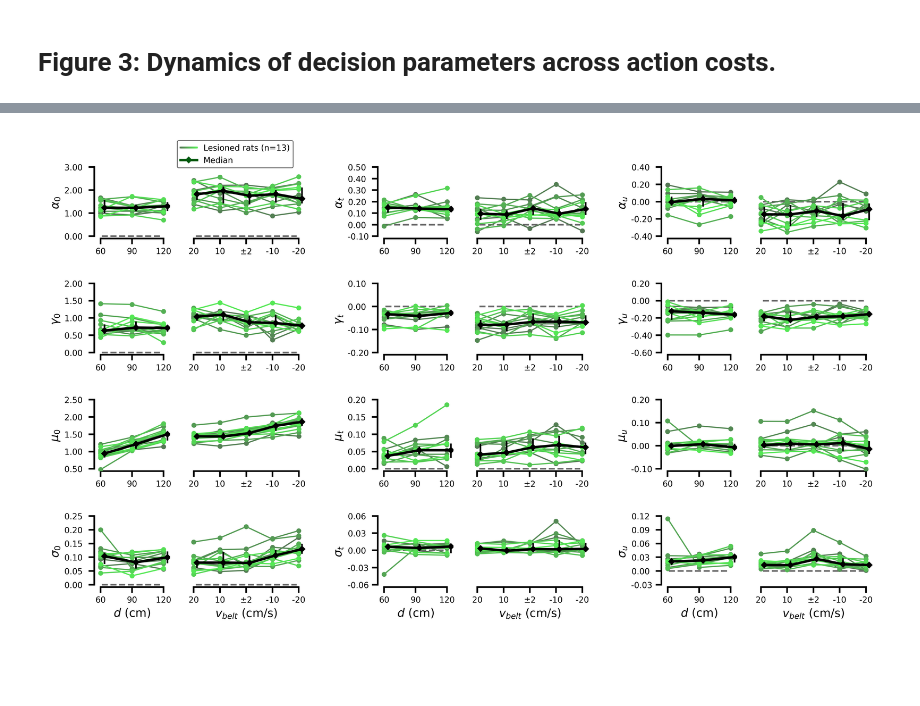
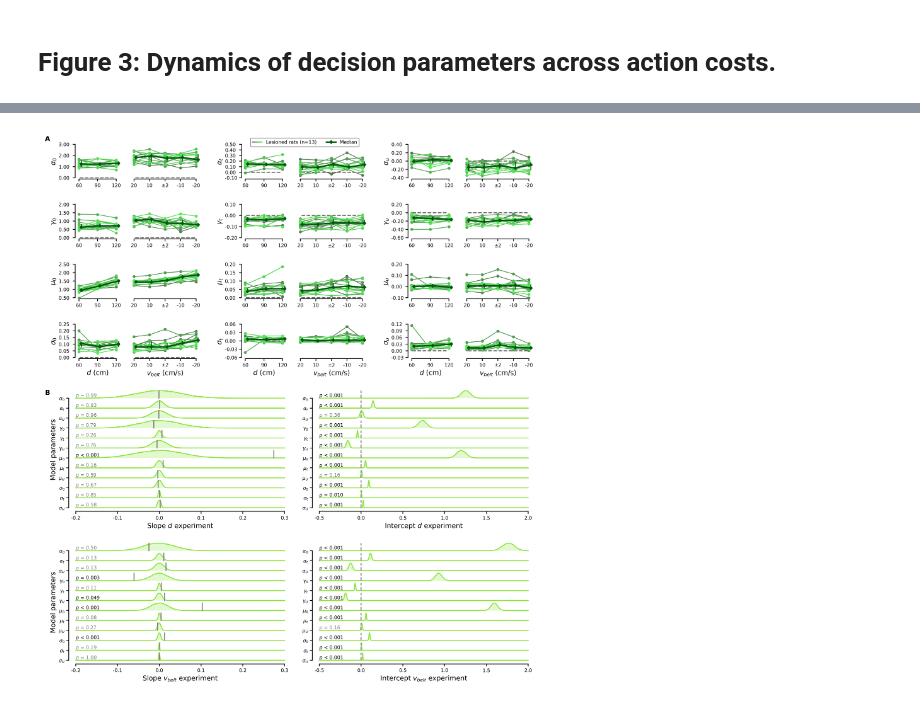
Before and after one commit to HeathenToaster/RunningFastAndSlow, a Jupyter notebook: Figure_S1213.ipynb, the cells around one changed output, grey strips where cells are left out. Cells and saved outputs as stored; diff of their text form; code cells hidden in the pictures; blank space fills up the shorter version.

```diff
--- a/Figure_S1213.ipynb
+++ b/Figure_S1213.ipynb
@@ -514,7 +83,7 @@ KeyError: '60'
 # %%
 
 def plot_model_parameter(param_name, dist_or_tm='dist', show_ex=False, ax=None, show_xlabel=False, show_ylabel=False, hide_y=False,
-                         lesioned_animals=False):
+                         lesioned_animals=False, median_color='k'):
 
     if not lesioned_animals:
         animalList = ['RatF00', 'RatF01', 'RatF02', 'RatM00', 'RatM01', 'RatM02',
@@ -570,7 +139,8 @@ def plot_model_parameter(param_name, dist_or_tm='dist', show_ex=False, ax=None,
         ax.tick_params(left=False, labelleft=False)
 
     space_axes(ax, x_ratio_left=.1, x_ratio_right=.1)
-    plotmedian(params['fit'], ax=ax, dist_or_tm=dist_or_tm, animalList=animalList, err='percentile')
+    plotmedian(params['fit'], ax=ax, dist_or_tm=dist_or_tm, animalList=animalList, err='percentile', color=median_color)
+
 
 
 fig, axs = plt.subplots(4, 6, figsize=(cm2inch(18), cm2inch(9)))
@@ -582,10 +152,10 @@ for i, ax in enumerate(axs.ravel()):
     else:
         dist_or_tm = 'tm'
 
-    show_xlabel = True if i >= 18 else False
+    show_xlabel = False
     show_ylabel = True if i % 2 == 0 else False
     show_ex = True if i % 2 == 0 else False
     plot_model_parameter(param_names[i], dist_or_tm=dist_or_tm, show_ex=show_ex, ax=ax,
-                         show_xlabel=show_xlabel, show_ylabel=show_ylabel
-                         )
+                         show_xlabel=show_xlabel, show_ylabel=show_ylabel, lesioned_animals=True,
+                         median_color='xkcd:deep green')
 # %% [output]
@@ -602,7 +215,7 @@ def dummy_legend(ax=None):
 
     median_lesion = ax.plot([-100, -101], [-100, -101], color='xkcd:deep green', marker='D', markersize=2, linestyle='-', lw=1.5, label=f'Median lesioned rats', zorder=5)
 
-    add_colored_lesion(ax=ax, loc='center', bbox=(.5, .5),
+    add_colored_lesion(ax=ax, loc='center', bbox=(.5, .5), ncol=2,
                        handles=[median_lesion], labels=['Median'],
                        text=f'Lesioned rats (n={len(animalList)})')
     ax.axis('off')
@@ -616,13 +229,12 @@ dummy_legend(ax=axs)
 # %%
 
-fig = plt.figure(figsize=(cm2inch(18), cm2inch(10)),
+fig = plt.figure(figsize=(cm2inch(18), cm2inch(20)),
                 #  constrained_layout=True,
                  facecolor='w', dpi=600)
 
 pad = 0.0001
-width_ratios = [1, 1, 1, pad, 1, 1, 1, pad, 1, 1, 1]
 width_ratios = [3, 5, pad, 3, 5, pad, 3, 5]
-gs0 = fig.add_gridspec(4, 1, height_ratios=[1, 1, 1, 1])
+gs0 = fig.add_gridspec(6, 1, height_ratios=[1, 1, 1, 1, .1, 5])
 
 row1 = gs0[0].subgridspec(1, 8, width_ratios=width_ratios)
 fit_alpha_0_distance = plt.subplot(row1[0])
@@ -648,58 +260,71 @@ fit_gamma_u_vbelt = plt.subplot(row2[7])
 row3 = gs0[2].subgridspec(1, 8, width_ratios=width_ratios)
 fit_mu_0_distance = plt.subplot(row3[0])
 fit_mu_0_vbelt = plt.subplot(row3[1])
 
 fit_mu_t_distance = plt.subplot(row3[3])
 fit_mu_t_vbelt = plt.subplot(row3[4])
 
 fit_mu_u_distance = plt.subplot(row3[6])
 fit_mu_u_vbelt = plt.subplot(row3[7])
 
 row4 = gs0[3].subgridspec(1, 8, width_ratios=width_ratios)
 fit_sigma_0_distance = plt.subplot(row4[0])
 fit_sigma_0_vbelt = plt.subplot(row4[1])
 
 fit_sigma_t_distance = plt.subplot(row4[3])
 fit_sigma_t_vbelt = plt.subplot(row4[4])
 
 fit_sigma_u_distance = plt.subplot(row4[6])
 fit_sigma_u_vbelt = plt.subplot(row4[7])
 
-plot_model_parameter('alpha_0', dist_or_tm='dist', show_ex=True, ax=fit_alpha_0_distance, show_ylabel=True)
-plot_model_parameter('alpha_t', dist_or_tm='dist', show_ex=True, ax=fit_alpha_t_distance, show_ylabel=True)
-plot_model_parameter('alpha_u', dist_or_tm='dist', show_ex=True, ax=fit_alpha_u_distance, show_ylabel=True)
-plot_model_parameter('gamma_0', dist_or_tm='dist', show_ex=True, ax=fit_gamma_0_distance, show_ylabel=True)
-plot_model_parameter('gamma_t', dist_or_tm='dist', show_ex=True, ax=fit_gamma_t_distance, show_ylabel=True)
-plot_model_parameter('gamma_u', dist_or_tm='dist', show_ex=True, ax=fit_gamma_u_distance, show_ylabel=True)
-plot_model_parameter('mu_0', dist_or_tm='dist', show_ex=True, ax=fit_mu_0_distance, show_ylabel=True)
-plot_model_parameter('mu_t', dist_or_tm='dist', show_ex=True, ax=fit_mu_t_distance, show_ylabel=True)
-plot_model_parameter('mu_u', dist_or_tm='dist', show_ex=True, ax=fit_mu_u_distance, show_ylabel=True)
-plot_model_parameter('sigma_0', dist_or_tm='dist', show_ex=True, ax=fit_sigma_0_distance, show_xlabel=True, show_ylabel=True)
-plot_model_parameter('sigma_t', dist_or_tm='dist', show_ex=True, ax=fit_sigma_t_distance, show_xlabel=True, show_ylabel=True)
-plot_model_parameter('sigma_u', dist_or_tm='dist', show_ex=True, ax=fit_sigma_u_distance, show_xlabel=True, show_ylabel=True)
+row5 = gs0[5].subgridspec(2, 2)
+ax_slope_d = plt.subplot(row5[0, 0])
+ax_intercept_d = plt.subplot(row5[0, 1])
+ax_slope_tm = plt.subplot(row5[1, 0])
+ax_intercept_tm = plt.subplot(row5[1, 1])
+
+plot_model_parameter('alpha_0', dist_or_tm='dist', show_ex=False, ax=fit_alpha_0_distance, show_ylabel=True, lesioned_animals=True, median_color='xkcd:deep green')
+plot_model_parameter('alpha_t', dist_or_tm='dist', show_ex=False, ax=fit_alpha_t_distance, show_ylabel=True, lesioned_animals=True, median_color='xkcd:deep green')
+plot_model_parameter('alpha_u', dist_or_tm='dist', show_ex=False, ax=fit_alpha_u_distance, show_ylabel=True, lesioned_animals=True, median_color='xkcd:deep green')
+plot_model_parameter('gamma_0', dist_or_tm='dist', show_ex=False, ax=fit_gamma_0_distance, show_ylabel=True, lesioned_animals=True, median_color='xkcd:deep green')
+plot_model_parameter('gamma_t', dist_or_tm='dist', show_ex=False, ax=fit_gamma_t_distance, show_ylabel=True, lesioned_animals=True, median_color='xkcd:deep green')
+plot_model_parameter('gamma_u', dist_or_tm='dist', show_ex=False, ax=fit_gamma_u_distance, show_ylabel=True, lesioned_animals=True, median_color='xkcd:deep green')
+plot_model_parameter('mu_0', dist_or_tm='dist', show_ex=False, ax=fit_mu_0_distance, show_ylabel=True, lesioned_animals=True, median_color='xkcd:deep green')
+plot_model_parameter('mu_t', dist_or_tm='dist', show_ex=False, ax=fit_mu_t_distance, show_ylabel=True, lesioned_animals=True, median_color='xkcd:deep green')
+plot_model_parameter('mu_u', dist_or_tm='dist', show_ex=False, ax=fit_mu_u_distance, show_ylabel=True, lesioned_animals=True, median_color='xkcd:deep green')
+plot_model_parameter('sigma_0', dist_or_tm='dist', show_ex=False, ax=fit_sigma_0_distance, show_xlabel=True, show_ylabel=True, lesioned_animals=True, median_color='xkcd:deep green')
+plot_model_parameter('sigma_t', dist_or_tm='dist', show_ex=False, ax=fit_sigma_t_distance, show_xlabel=True, show_ylabel=True, lesioned_animals=True, median_color='xkcd:deep green')
+plot_model_parameter('sigma_u', dist_or_tm='dist', show_ex=False, ax=fit_sigma_u_distance, show_xlabel=True, show_ylabel=True, lesioned_animals=True, median_color='xkcd:deep green')
 
 
-plot_model_parameter('alpha_0', dist_or_tm='tm', show_ex=False, ax=fit_alpha_0_vbelt)
-plot_model_parameter('alpha_t', dist_or_tm='tm', show_ex=False, ax=fit_alpha_t_vbelt)
-plot_model_parameter('alpha_u', dist_or_tm='tm', show_ex=False, ax=fit_alpha_u_vbelt)
-plot_model_parameter('gamma_0', dist_or_tm='tm', show_ex=False, ax=fit_gamma_0_vbelt)
-plot_model_parameter('gamma_t', dist_or_tm='tm', show_ex=False, ax=fit_gamma_t_vbelt)
-plot_model_parameter('gamma_u', dist_or_tm='tm', show_ex=False, ax=fit_gamma_u_vbelt)
-plot_model_parameter('mu_0', dist_or_tm='tm', show_ex=False, ax=fit_mu_0_vbelt)
-plot_model_parameter('mu_t', dist_or_tm='tm', show_ex=False, ax=fit_mu_t_vbelt)
-plot_model_parameter('mu_u', dist_or_tm='tm', show_ex=False, ax=fit_mu_u_vbelt)
-plot_model_parameter('sigma_0', dist_or_tm='tm', show_ex=False, ax=fit_sigma_0_vbelt, show_xlabel=True)
-plot_model_parameter('sigma_t', dist_or_tm='tm', show_ex=False, ax=fit_sigma_t_vbelt, show_xlabel=True)
-plot_model_parameter('sigma_u', dist_or_tm='tm', show_ex=False, ax=fit_sigma_u_vbelt, show_xlabel=True)
+plot_model_parameter('alpha_0', dist_or_tm='tm', show_ex=False, ax=fit_alpha_0_vbelt, lesioned_animals=True, hide_y=True, median_color='xkcd:deep green')
+plot_model_parameter('alpha_t', dist_or_tm='tm', show_ex=False, ax=fit_alpha_t_vbelt, lesioned_animals=True, hide_y=True, median_color='xkcd:deep green')
+plot_model_parameter('alpha_u', dist_or_tm='tm', show_ex=False, ax=fit_alpha_u_vbelt, lesioned_animals=True, hide_y=True, median_color='xkcd:deep green')
+plot_model_parameter('gamma_0', dist_or_tm='tm', show_ex=False, ax=fit_gamma_0_vbelt, lesioned_animals=True, hide_y=True, median_color='xkcd:deep green')
+plot_model_parameter('gamma_t', dist_or_tm='tm', show_ex=False, ax=fit_gamma_t_vbelt, lesioned_animals=True, hide_y=True, median_color='xkcd:deep green')
+plot_model_parameter('gamma_u', dist_or_tm='tm', show_ex=False, ax=fit_gamma_u_vbelt, lesioned_animals=True, hide_y=True, median_color='xkcd:deep green')
+plot_model_parameter('mu_0', dist_or_tm='tm', show_ex=False, ax=fit_mu_0_vbelt, lesioned_animals=True, hide_y=True, median_color='xkcd:deep green')
+plot_model_parameter('mu_t', dist_or_tm='tm', show_ex=False, ax=fit_mu_t_vbelt, lesioned_animals=True, hide_y=True, median_color='xkcd:deep green')
+plot_model_parameter('mu_u', dist_or_tm='tm', show_ex=False, ax=fit_mu_u_vbelt, lesioned_animals=True, hide_y=True, median_color='xkcd:deep green')
+plot_model_parameter('sigma_0', dist_or_tm='tm', show_ex=False, ax=fit_sigma_0_vbelt, show_xlabel=True, lesioned_animals=True, hide_y=True, median_color='xkcd:deep green')
+plot_model_parameter('sigma_t', dist_or_tm='tm', show_ex=False, ax=fit_sigma_t_vbelt, show_xlabel=True, lesioned_animals=True, hide_y=True, median_color='xkcd:deep green')
+plot_model_parameter('sigma_u', dist_or_tm='tm', show_ex=False, ax=fit_sigma_u_vbelt, show_xlabel=True, lesioned_animals=True, hide_y=True, median_color='xkcd:deep green')
+
+ridgeline(dist_shuffled_slopes, observed_vals=dist_observed_slope, pvals=dist_p_value_slope, overlap=.0, ax=ax_slope_d, labels=names, x_ticks=[-0.2, -0.1, 0, 0.1, 0.2, 0.3], ylabel='Model parameters', xlabel=r'Slope $d$ experiment', color='xkcd:kiwi green')
+ridgeline(dist_shuffled_intercepts, observed_vals=dist_observed_intercept, pvals=dist_p_value_intercept, overlap=.0, ax=ax_intercept_d, labels=names, x_ticks=[-0.5, 0, 0.5, 1, 1.5, 2], show_zero=True, xlabel=r'Intercept $d$ experiment', color='xkcd:kiwi green')
+ridgeline(tm_shuffled_slopes, observed_vals=tm_observed_slope, pvals=tm_p_value_slope, overlap=.0, ax=ax_slope_tm, labels=names, x_ticks=[-0.2, -0.1, 0, 0.1, 0.2, 0.3], ylabel='Model parameters', xlabel=r'Slope $v_{belt}$ experiment', color='xkcd:kiwi green')
+ridgeline(tm_shuffled_intercepts, observed_vals=tm_observed_intercept, pvals=tm_p_value_intercept, overlap=.0, ax=ax_intercept_tm, labels=names, x_ticks=[-0.5, 0, 0.5, 1, 1.5, 2], show_zero=True, xlabel=r'Intercept $v_{belt}$ experiment', color='xkcd:kiwi green')
 
 
-legend = fig.add_axes([.2225, 1.005, .01, .01])
+legend = fig.add_axes([.52, .99, .01, .01])
 dummy_legend(ax=legend)
 
+add_all_letters([fit_alpha_0_distance, ax_slope_d], ["A", "B"])
 
-plt.savefig("./Figures_paper/Figure_S1314.pdf", facecolor='w',
+
+plt.savefig("./Figures_paper/Figure_S1213.pdf", facecolor='w',
         edgecolor='none', bbox_inches='tight', format="pdf", dpi=600)
-plt.savefig("./Figures_paper/Figure_S1314.svg", facecolor='w',
+plt.savefig("./Figures_paper/Figure_S1213.svg", facecolor='w',
         edgecolor='none', bbox_inches='tight', format="svg", dpi=600)
 # %% [output]
-[figure, old version]
+[figure, new version]
```
Also changed, not shown: parts of 11 cells of this notebook, 12 other files.
